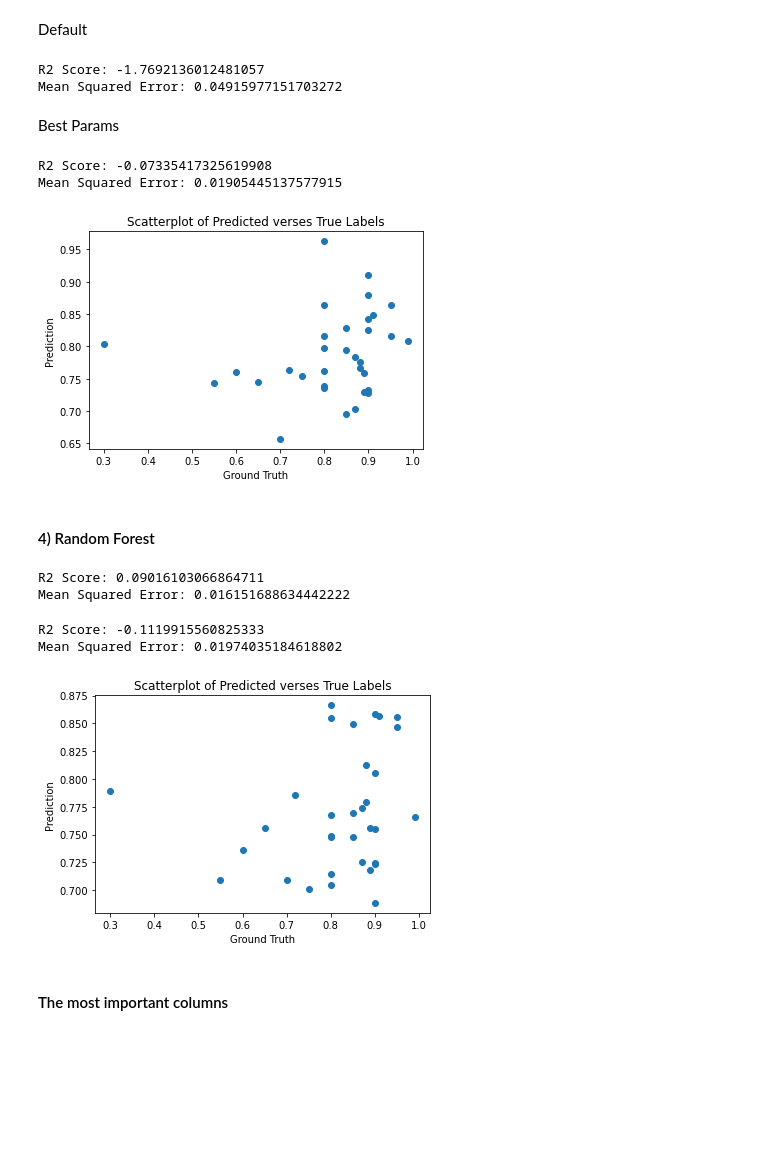
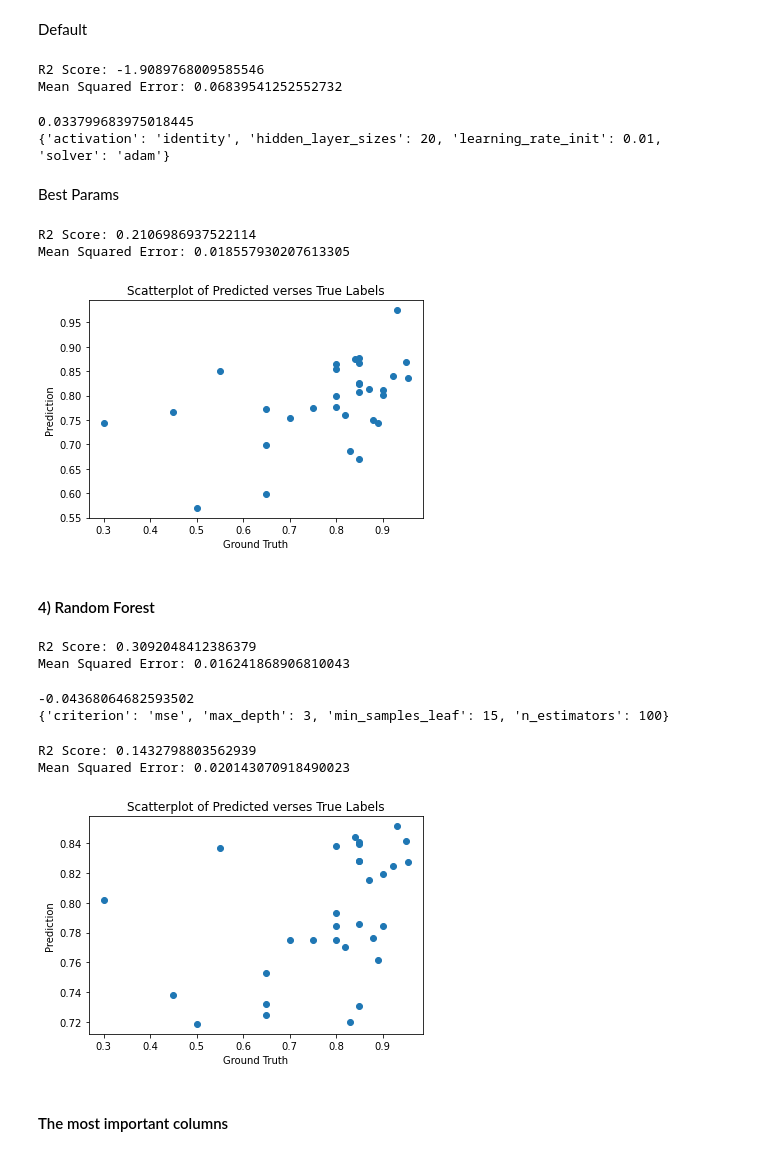
Before and after one commit to amandahutter/Movies-Analysis, a Jupyter notebook: Movies.ipynb, the cells around one changed output. Saved outputs shown, nothing was run; the diff lists cells and outputs as text; code cells hidden in the pictures; blank space fills up the shorter version.

```diff
--- a/Movies.ipynb
+++ b/Movies.ipynb
@@ -1756,12 +1786,11 @@ basics[basics['primaryTitle'].str.contains('Wizard of L', na = False)]
 # %% [markdown]
 Clean up Duplicates
 # %%
-
 data5 = data5.sort_values(by = 'numVotes', ascending = False)
-data6 = data5.drop_duplicates(subset = ['Name','ReleaseYear', 'WatchDate'], keep = 'first') # this keeps the movie with more ratings, probably the movie I watched
-data6 = data6.sort_values(by = 'WatchDate', ascending = True)
+#data6 = data5.drop_duplicates(subset = ['Name','ReleaseYear', 'WatchDate'], keep = 'first') # this keeps the movie with more ratings, probably the movie I watched
+data6 = data5
+#data6 = data6.sort_values(by = 'WatchDate', ascending = True)
 data7 = data6.drop(columns = ['isAdult', 'originalTitle','titleType','endYear'])
-#data8 = data7.rename(columns = {'averageRating':'ext_rating'})
 # %%
 print(data7.shape)
 # %% [output]
@@ -2438,6 +2466,6 @@ make_GridSearchCV_DT(X_Train_5, Y_Train_5)
 # %%
-dt_model = DecisionTreeRegressor(criterion = 'mae', splitter = 'best',
-                                 max_depth = 3, min_samples_leaf = 6,
+dt_model = DecisionTreeRegressor(criterion = 'mse', splitter = 'best',
+                                 max_depth = 1, min_samples_leaf = 4,
                                  random_state = 42)
 
 dt_model.fit(X_Train_5, Y_Train_5)
@@ -2479,7 +2510,7 @@ Mean Squared Error: 0.016377331553976276
 Best Params
 # %%
 boosted_dt_model = AdaBoostRegressor(base_estimator = DecisionTreeRegressor(max_depth=3),
-                                     n_estimators = 10, learning_rate = 0.5, loss = 'linear',
+                                     n_estimators = 10, learning_rate = 0.6, loss = 'linear',
                                      random_state = 42)
 
 boosted_dt_model.fit(X_Train_5, Y_Train_5)
@@ -2515,14 +2546,17 @@ Y_Test_Pred = ann_model.predict(X_Test_5_sc)
 print("R2 Score:", r2_score(Y_Test_5, Y_Test_Pred))
 print("Mean Squared Error:",mean_squared_error(Y_Test_5, Y_Test_Pred))
 # %% [output]
-R2 Score: -1.7692136012481057
-Mean Squared Error: 0.04915977151703272
+R2 Score: -1.9089768009585546
+Mean Squared Error: 0.06839541252552732
 # %%
 sc = StandardScaler()
 X_Train_5_sc = sc.fit_transform(X_Train_5)
 X_Test_5_sc = sc.transform(X_Test_5)
 
-#make_GridSearchCV_ANN(X_Train_5_sc, Y_Train_5)
+make_GridSearchCV_ANN(X_Train_5_sc, Y_Train_5)
+# %% [output]
+0.033799683975018445
+{'activation': 'identity', 'hidden_layer_sizes': 20, 'learning_rate_init': 0.01, 'solver': 'adam'}
 # %% [markdown]
 Best Params
 # %%
@@ -2530,8 +2564,8 @@ sc = StandardScaler()
 X_Train_5_sc = sc.fit_transform(X_Train_5)
 X_Test_5_sc = sc.transform(X_Test_5)
 
-ann_model =  MLPRegressor(activation = 'relu', solver = 'adam', random_state = 42,
-                         hidden_layer_sizes = (10,), learning_rate_init = 0.05)
+ann_model =  MLPRegressor(activation = 'identity', solver = 'adam', random_state = 42,
+                         hidden_layer_sizes = (20,), learning_rate_init = 0.01)
 
 ann_model.fit(X_Train_5_sc, Y_Train_5)
 
@@ -2546,9 +2580,9 @@ plt.xlabel('Ground Truth')
 plt.ylabel('Prediction')
 plt.show()
 # %% [output]
-R2 Score: -0.07335417325619908
-Mean Squared Error: 0.01905445137577915
+R2 Score: 0.2106986937522114
+Mean Squared Error: 0.018557930207613305
-[figure, old version]
+[figure, new version]
 # %% [markdown]
 #### 4) Random Forest
 # %%
@@ -2560,8 +2594,8 @@ Y_Test_Pred = rf_model.predict(X_Test_5)
 print("R2 Score:", r2_score(Y_Test_5, Y_Test_Pred))
 print("Mean Squared Error:",mean_squared_error(Y_Test_5, Y_Test_Pred))
 # %% [output]
-R2 Score: 0.09016103066864711
-Mean Squared Error: 0.016151688634442222
+R2 Score: 0.3092048412386379
+Mean Squared Error: 0.016241868906810043
 # %%
 def make_GridSearchCV_RF(X_Train, Y_Train):
 
@@ -2585,26 +2619,29 @@ def make_GridSearchCV_RF(X_Train, Y_Train):
     print(classifier.best_score_)
     print(classifier.best_params_)
 # %%
-#make_GridSearchCV_RF(X_Train_5, Y_Train_5)
+make_GridSearchCV_RF(X_Train_5, Y_Train_5)
+# %% [output]
+-0.04368064682593502
+{'criterion': 'mse', 'max_depth': 3, 'min_samples_leaf': 15, 'n_estimators': 100}
 # %%
 rf_model = RandomForestRegressor(random_state = 42, criterion = 'mse', n_estimators = 100,
-                                max_depth = 5, min_samples_leaf = 12)
+                                max_depth = 3, min_samples_leaf = 15)
 
 rf_model.fit(X_Train_5, Y_Train_5)
 Y_Test_Pred = rf_model.predict(X_Test_5)
 
 print("R2 Score:", r2_score(Y_Test_5, Y_Test_Pred))
 print("Mean Squared Error:",mean_squared_error(Y_Test_5, Y_Test_Pred))
 
 plt.scatter(Y_Test_5, Y_Test_Pred)
 plt.title('Scatterplot of Predicted verses True Labels')
 plt.xlabel('Ground Truth')
 plt.ylabel('Prediction')
 plt.show()
 # %% [output]
-R2 Score: -0.1119915560825333
-Mean Squared Error: 0.01974035184618802
+R2 Score: 0.1432798803562939
+Mean Squared Error: 0.020143070918490023
-[figure, old version]
+[figure, new version]
 # %% [markdown]
 #### The most important columns
 # %%
```
Also changed, not shown: parts of 100 cells of this notebook.
